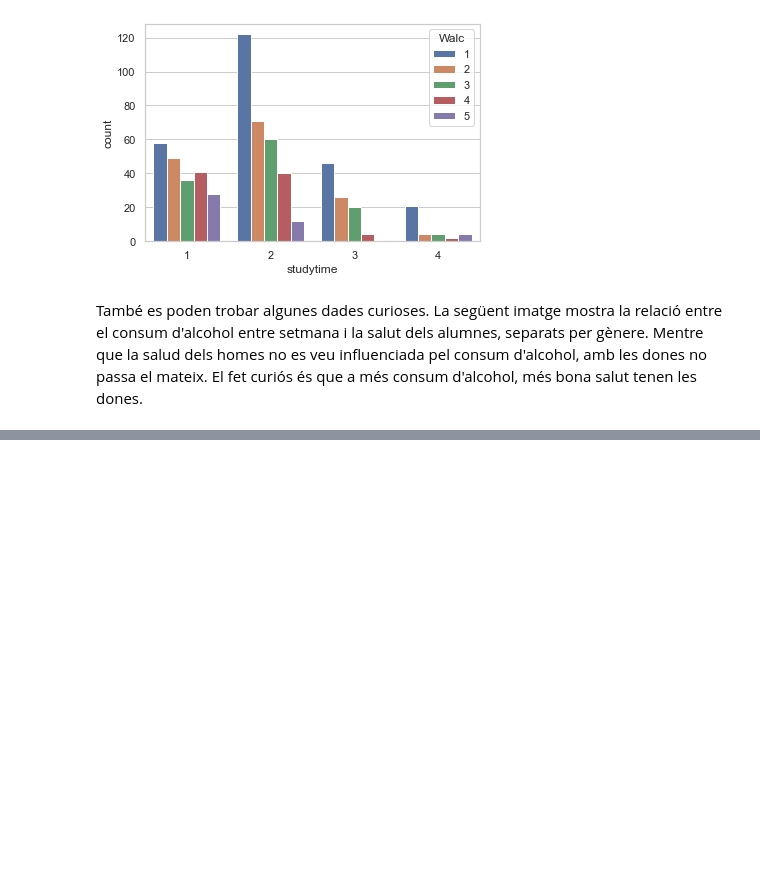
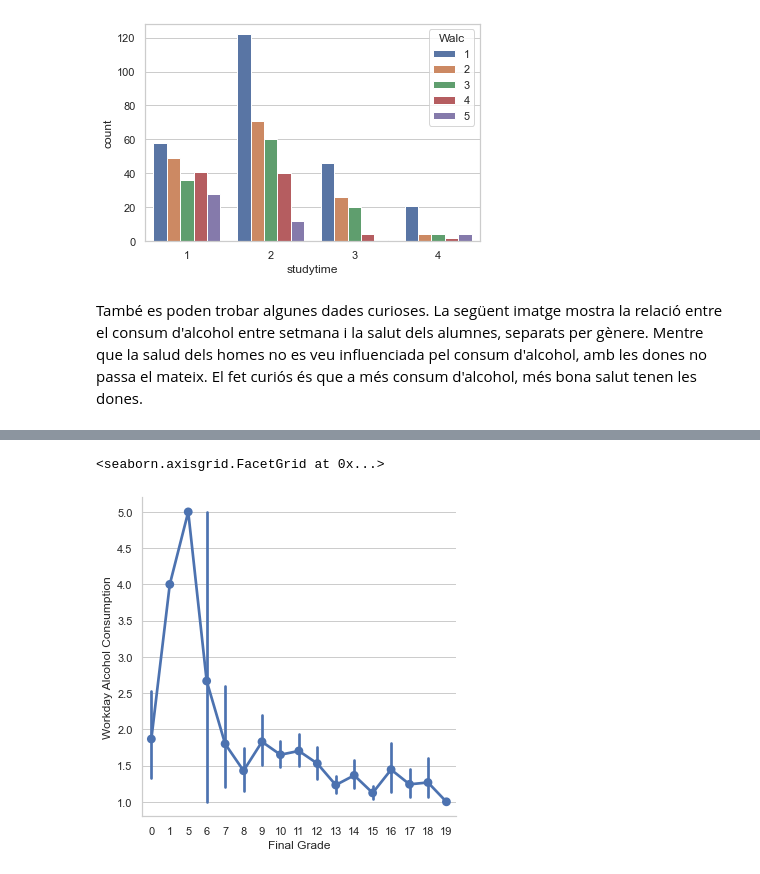
Before and after one commit to marti1999/APC-Cas-Kaggle, a Jupyter notebook: Untitled.ipynb, the cells around one changed output, grey strips where cells are left out. Cells and saved outputs as stored; diff of their text form; code cells hidden in the pictures; blank space fills up the shorter version.

```diff
--- a/Untitled.ipynb
+++ b/Untitled.ipynb
@@ -147,0 +148,6 @@ Com a gràfic que s'apropa encara més a l'objectiu, es pot mirar de relacionar
+# %%
+plot2 = sns.factorplot(x="G3", y="Dalc", data=db)
+plot2.set(ylabel="Workday Alcohol Consumption", xlabel="Final Grade")
+# %% [output]
+<seaborn.axisgrid.FacetGrid at 0x...>
+[figure, added]
```
Also changed, not shown: parts of 8 cells of this notebook.
